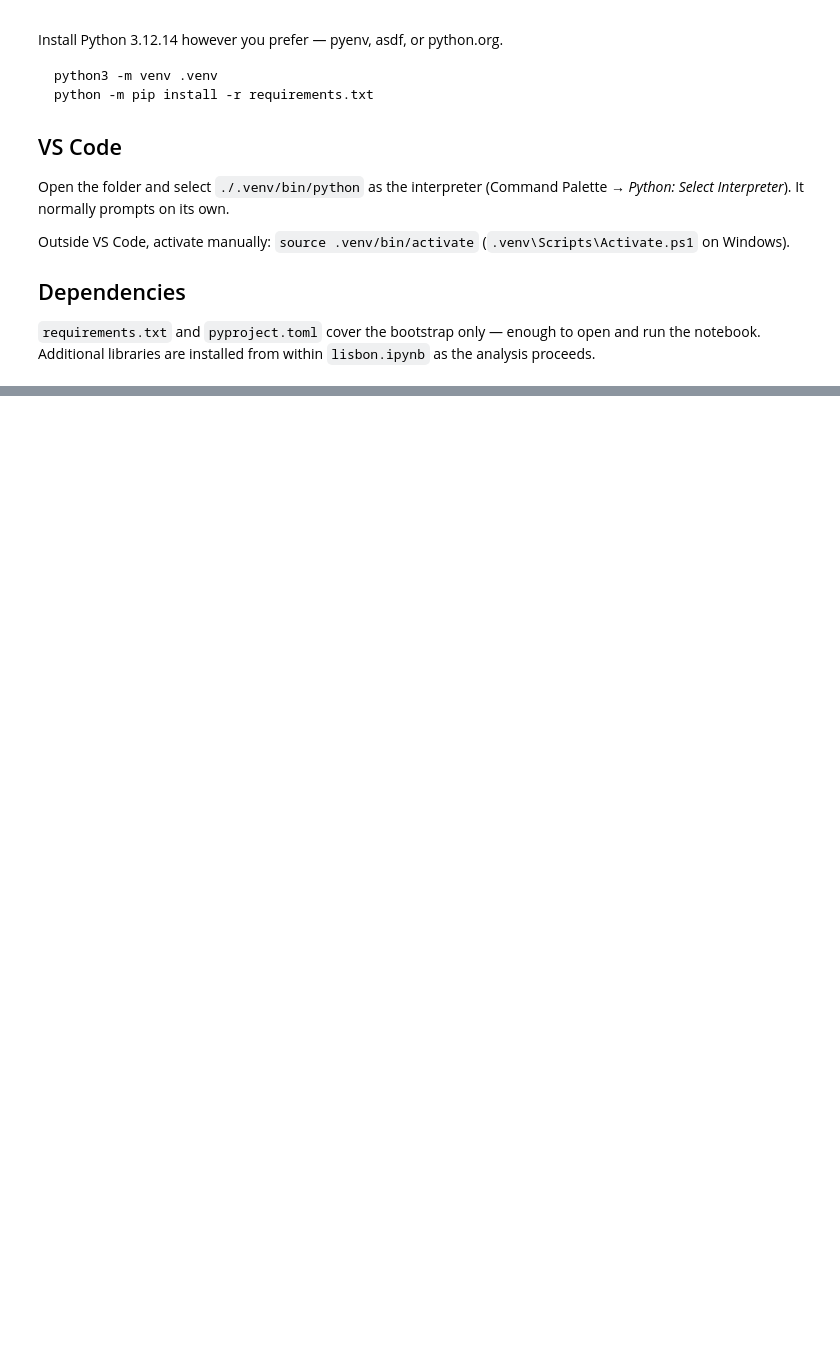
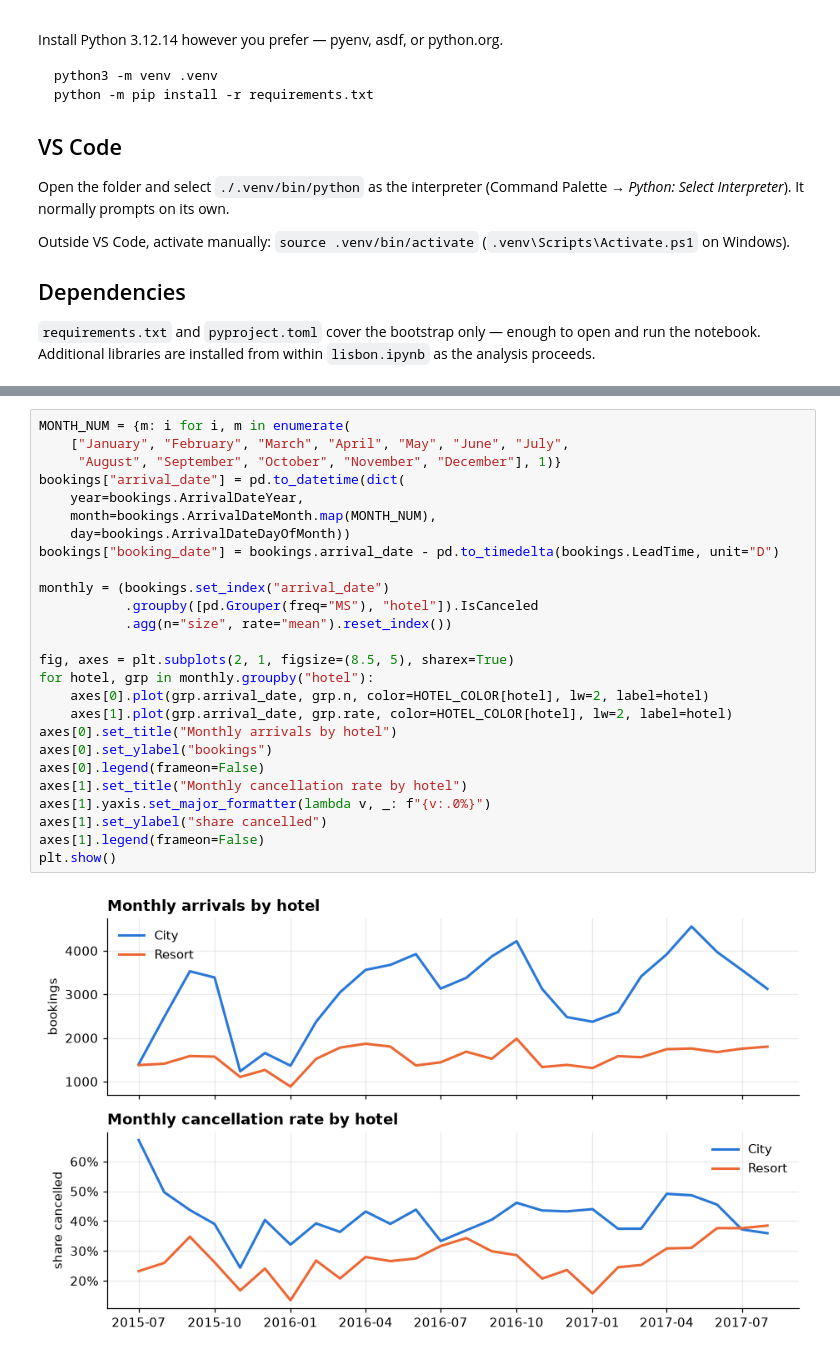
Before and after one commit to OTonGitHub/Lisbon, a Jupyter notebook: lisbon.ipynb, the cells around one changed output, grey strips where cells are left out. Drawn from its saved outputs; the diff is of its cells as text; blank space fills up the shorter version.

```diff
--- a/lisbon.ipynb
+++ b/lisbon.ipynb
@@ -85,0 +231,28 @@ df.shape
+# %%
+MONTH_NUM = {m: i for i, m in enumerate(
+    ["January", "February", "March", "April", "May", "June", "July",
+     "August", "September", "October", "November", "December"], 1)}
+bookings["arrival_date"] = pd.to_datetime(dict(
+    year=bookings.ArrivalDateYear,
+    month=bookings.ArrivalDateMonth.map(MONTH_NUM),
+    day=bookings.ArrivalDateDayOfMonth))
+bookings["booking_date"] = bookings.arrival_date - pd.to_timedelta(bookings.LeadTime, unit="D")
+
+monthly = (bookings.set_index("arrival_date")
+           .groupby([pd.Grouper(freq="MS"), "hotel"]).IsCanceled
+           .agg(n="size", rate="mean").reset_index())
+
+fig, axes = plt.subplots(2, 1, figsize=(8.5, 5), sharex=True)
+for hotel, grp in monthly.groupby("hotel"):
+    axes[0].plot(grp.arrival_date, grp.n, color=HOTEL_COLOR[hotel], lw=2, label=hotel)
+    axes[1].plot(grp.arrival_date, grp.rate, color=HOTEL_COLOR[hotel], lw=2, label=hotel)
+axes[0].set_title("Monthly arrivals by hotel")
+axes[0].set_ylabel("bookings")
+axes[0].legend(frameon=False)
+axes[1].set_title("Monthly cancellation rate by hotel")
+axes[1].yaxis.set_major_formatter(lambda v, _: f"{v:.0%}")
+axes[1].set_ylabel("share cancelled")
+axes[1].legend(frameon=False)
+plt.show()
+# %% [output]
+[figure, added]
```
Also changed, not shown: parts of 49 cells of this notebook, 11 other files.
